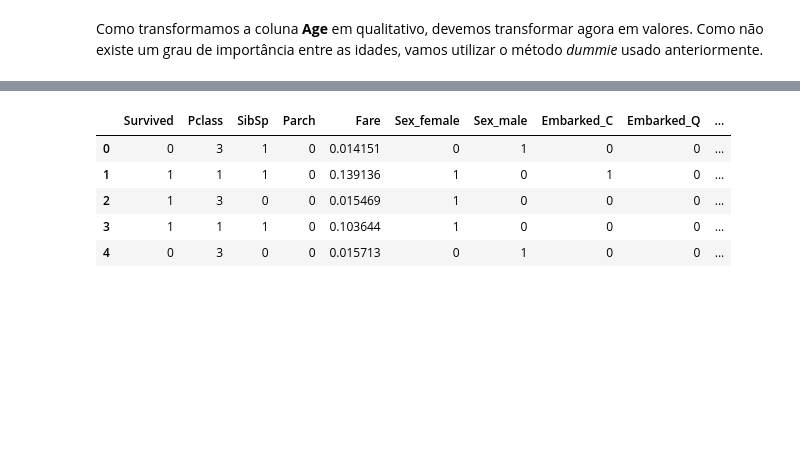
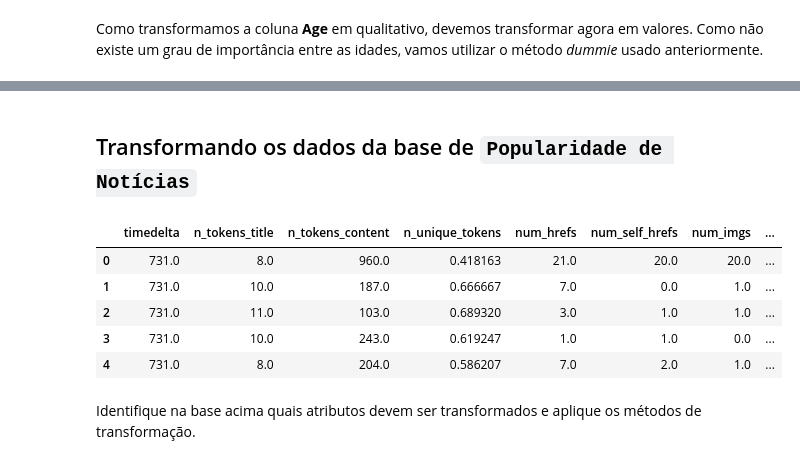
Before and after one commit to adolfoguimaraes/datascience, a Jupyter notebook: code/02_laboratorio_transformacao_dos_dados.ipynb, the cells around one changed output, grey strips where cells are left out. Saved outputs shown, nothing was run; the diff lists cells and outputs as text; code cells hidden in the pictures; blank space fills up the shorter version.

```diff
--- a/code/02_laboratorio_transformacao_dos_dados.ipynb
+++ b/code/02_laboratorio_transformacao_dos_dados.ipynb
@@ -300,10 +305,17 @@ titanic_dataset = pd.get_dummies(titanic_dataset, columns=["Age"])
-# %%
-titanic_dataset.head()
-# %% [output]
-|  | Survived | Pclass | SibSp | Parch | Fare | Sex_female | Sex_male | Embarked_C | Embarked_Q | ... |
-| 0 | 0 | 3 | 1 | 0 | 0.014151 | 0 | 1 | 0 | 0 | ... |
-| 1 | 1 | 1 | 1 | 0 | 0.139136 | 1 | 0 | 1 | 0 | ... |
-| 2 | 1 | 3 | 0 | 0 | 0.015469 | 1 | 0 | 0 | 0 | ... |
-| 3 | 1 | 1 | 1 | 0 | 0.103644 | 1 | 0 | 0 | 0 | ... |
-| 4 | 0 | 3 | 0 | 0 | 0.015713 | 0 | 1 | 0 | 0 | ... |
+# %% [markdown]
+## Transformando os dados da base de `Popularidade de Notícias`
+# %%
+data_popularity = pd.read_csv("../datasets/OnlineNewsPopularity.csv")
+data_popularity.columns = [column.strip() for column in data_popularity.columns] # corrige o problema de ter espaço nos nomes das colunas
+data_popularity = transform_data(data_popularity)
+data_popularity.head()
+# %% [output]
+|  | timedelta | n_tokens_title | n_tokens_content | n_unique_tokens | num_hrefs | num_self_hrefs | num_imgs | ... |
+| 0 | 731.0 | 8.0 | 960.0 | 0.418163 | 21.0 | 20.0 | 20.0 | ... |
+| 1 | 731.0 | 10.0 | 187.0 | 0.666667 | 7.0 | 0.0 | 1.0 | ... |
+| 2 | 731.0 | 11.0 | 103.0 | 0.689320 | 3.0 | 1.0 | 1.0 | ... |
+| 3 | 731.0 | 10.0 | 243.0 | 0.619247 | 1.0 | 1.0 | 0.0 | ... |
+| 4 | 731.0 | 8.0 | 204.0 | 0.586207 | 7.0 | 2.0 | 1.0 | ... |
+# %% [markdown]
+Identifique na base acima quais atributos devem ser transformados e aplique os métodos de transformação.
 # %% [markdown]
```
Also changed, not shown: parts of 16 cells of this notebook.
